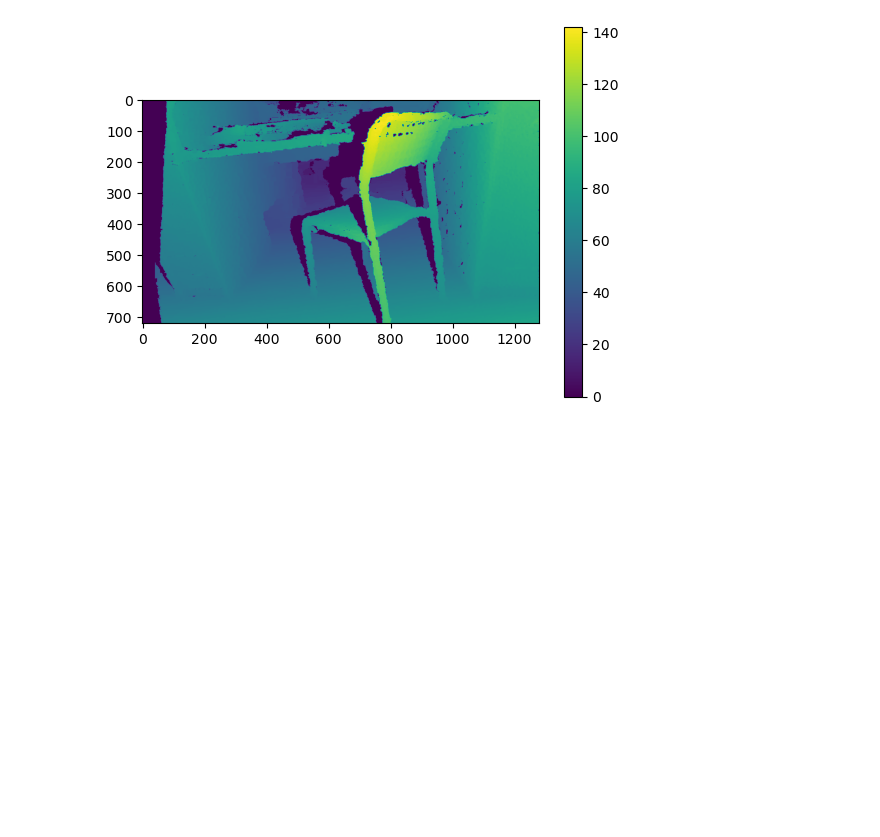
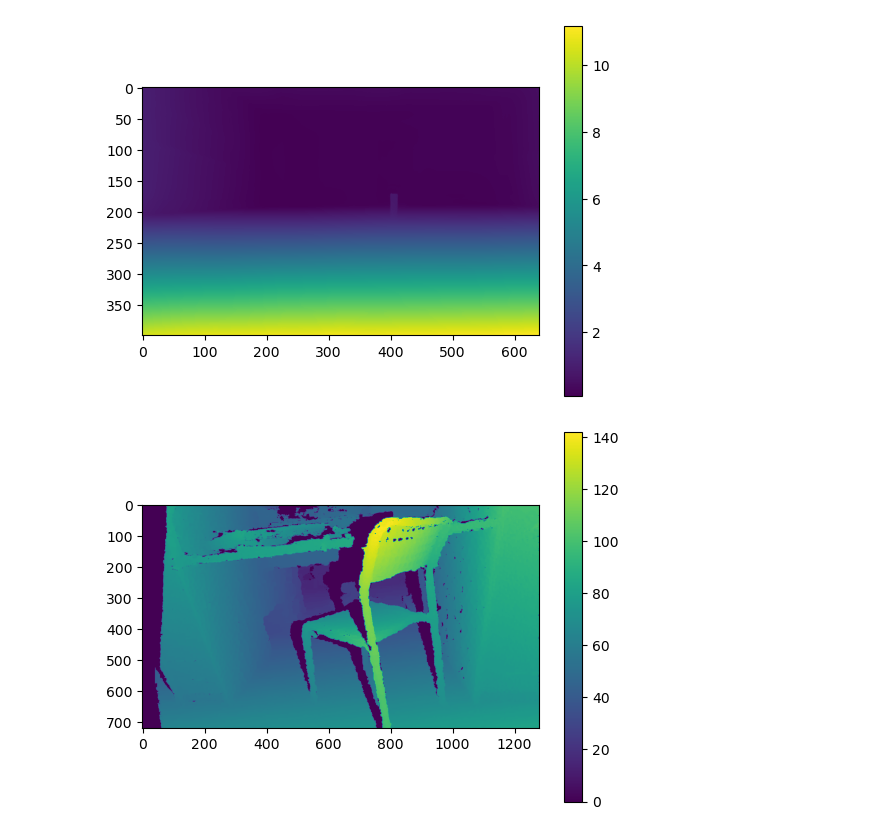
Before and after one commit to WEIIEW97/disp-refine-by-OT, a Jupyter notebook: research.ipynb, the cells around one changed output. Drawn from its saved outputs; the diff is of its cells as text; code cells hidden in the pictures; blank space fills up the shorter version.

```diff
--- a/research.ipynb
+++ b/research.ipynb
@@ -411,0 +533,4 @@ class KLTripletOptimizer:
+# %%
+figure_show(np.load(r"D:\william\data\disp-refine\_feynman_camera_M1F0001222_leftir_image_rect_color\output\dam_v2_vits_out.npy"))
+# %% [output]
+[figure, added]
```
Also changed, not shown: parts of 13 cells of this notebook, 1 other file.
